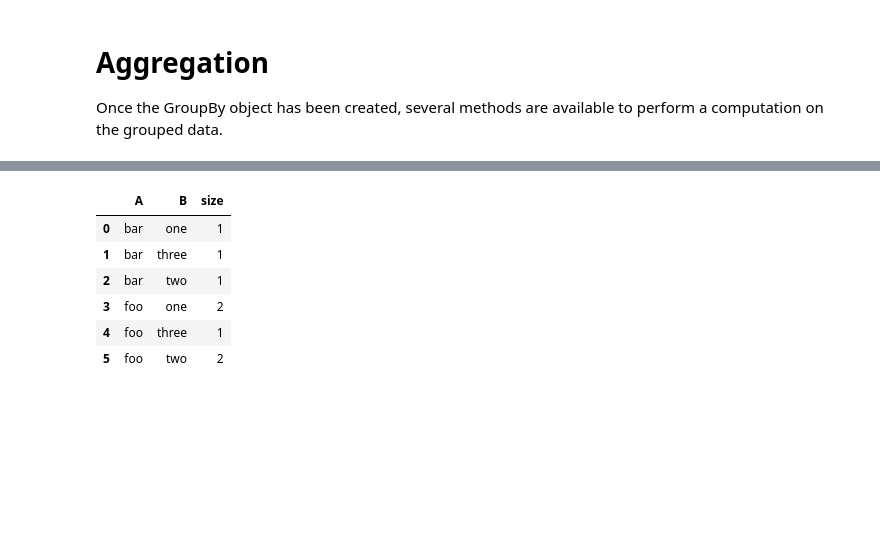
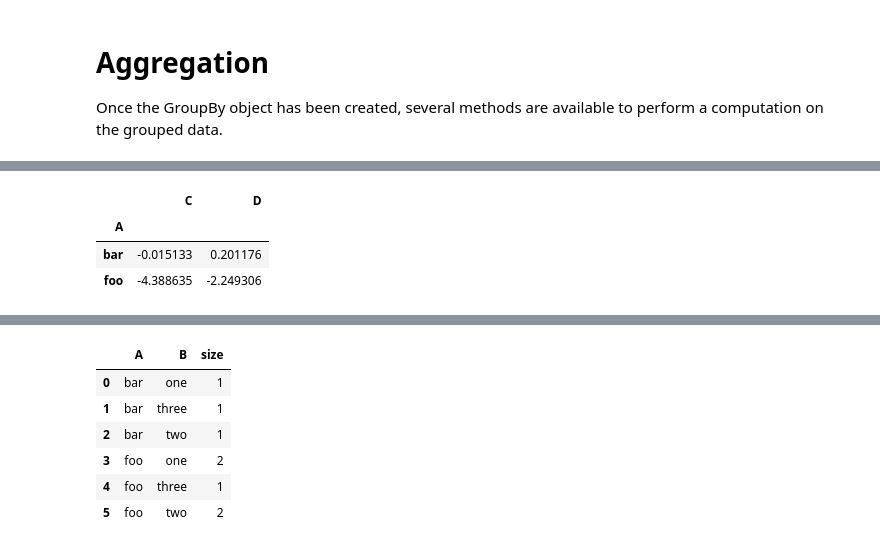
Before and after one commit to kimteespk/DADS5001-Data-Analytics-and-Data-Science-Tools-and-Programming, a Jupyter notebook: 03_Grouping/Week4_groupby.ipynb, the cells around one changed output, grey strips where cells are left out. Saved outputs shown, nothing was run; the diff lists cells and outputs as text; code cells hidden in the pictures; blank space fills up the shorter version.

```diff
--- a/03_Grouping/Week4_groupby.ipynb
+++ b/03_Grouping/Week4_groupby.ipynb
@@ -140,3 +141,10 @@ grouped.aggregate(np.sum)
+# %%
+grouped.sum()
+# %% [output]
+|  | C | D |
+| A |  |  |
+| bar | -0.015133 | 0.201176 |
+| foo | -4.388635 | -2.249306 |
 # %%
 grouped = df.groupby(["A", "B"])
 grouped.aggregate(np.sum)
```
Also changed, not shown: parts of 18 cells of this notebook.
